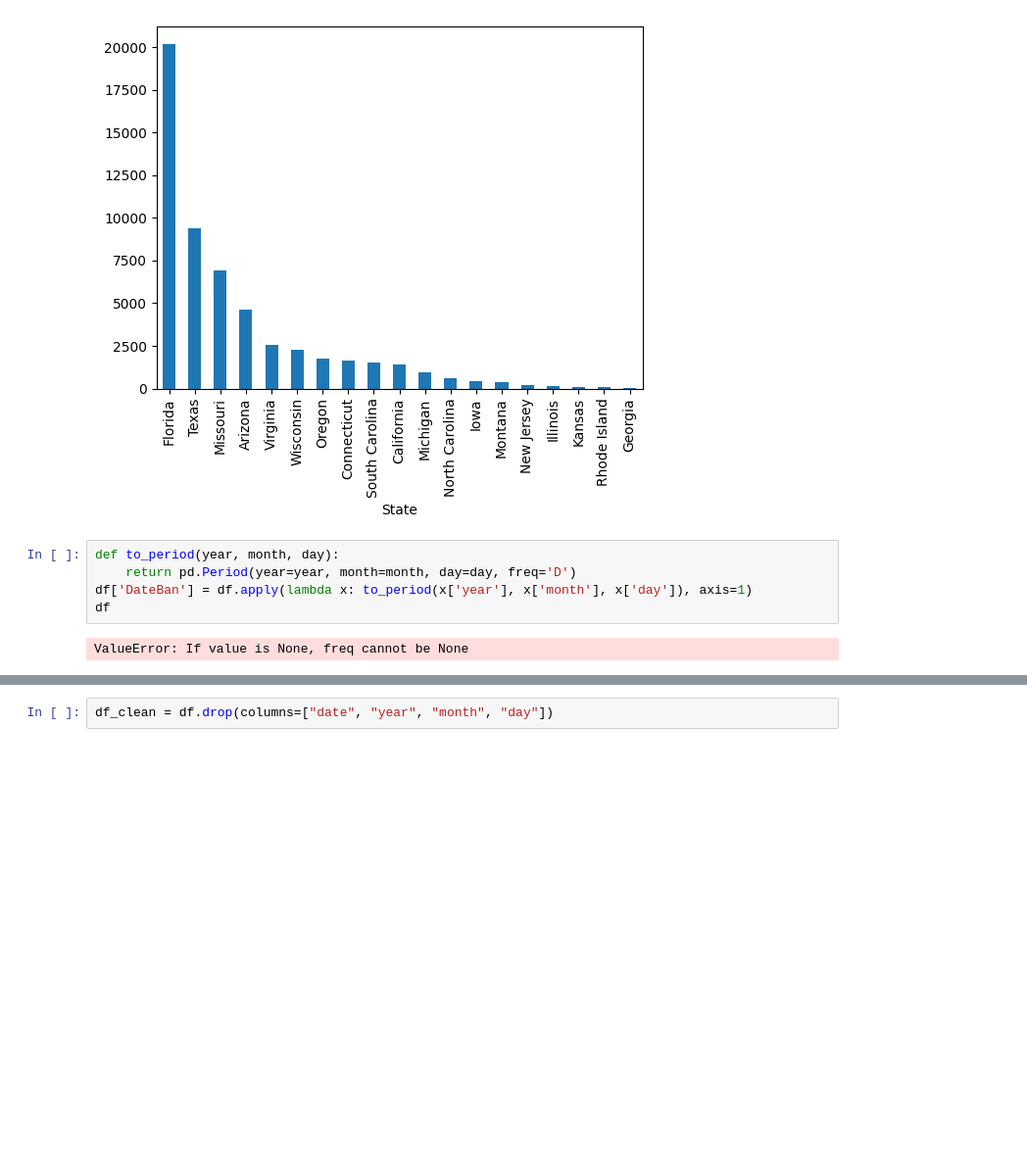
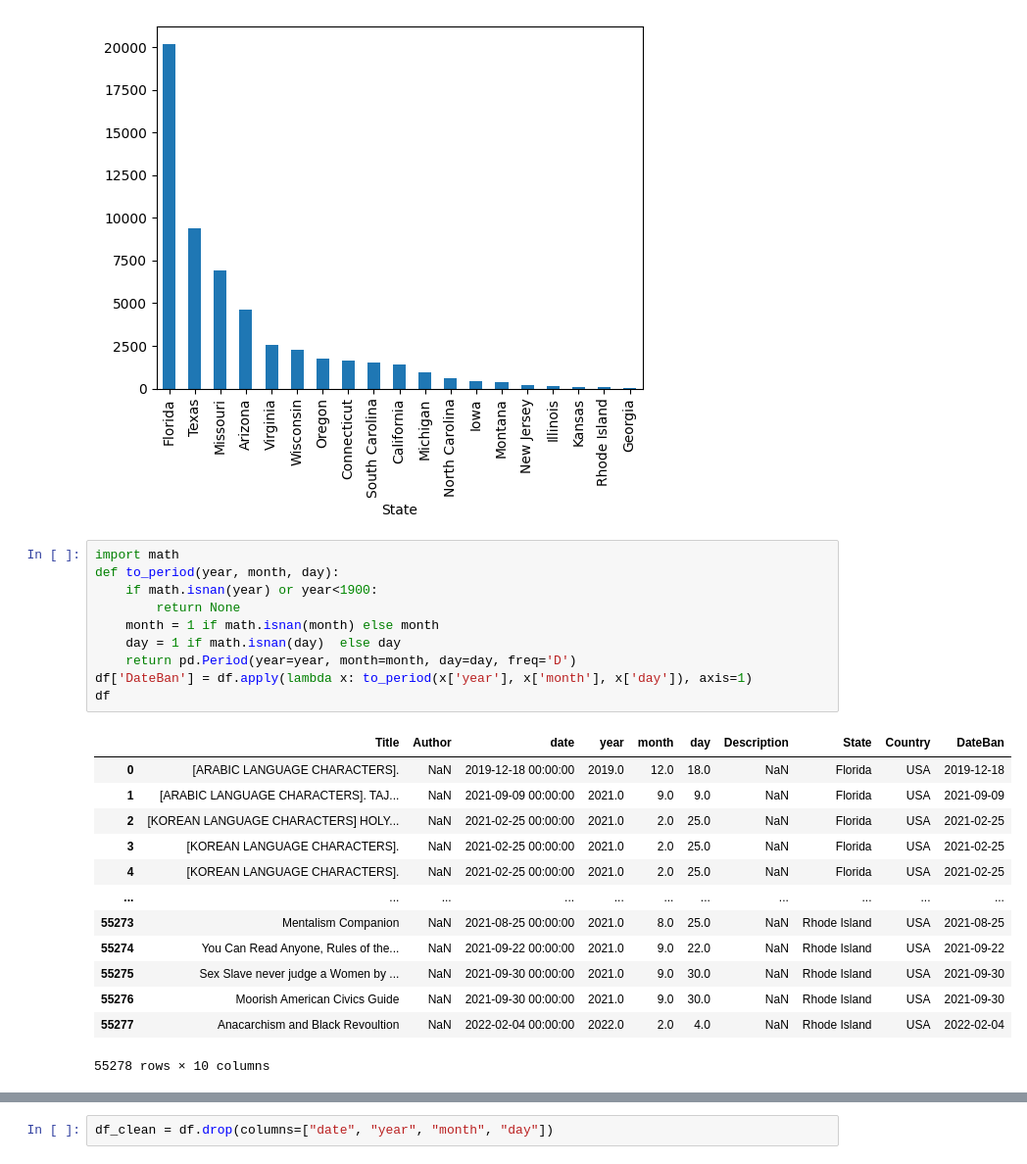
Before and after one commit to CerberusLatrans/NETSI-banned-books, a Jupyter notebook: marshall/marshall.ipynb, the cells around one changed output, grey strips where cells are left out. Shown at 98% size. Cells and saved outputs as stored; diff of their text form; blank space fills up the shorter version.

```diff
--- a/the marshall project/marshall.ipynb
+++ b/marshall/marshall.ipynb
@@ -122,9 +122,26 @@ df.groupby('State').size().sort_values(ascending=False)[:20].plot.bar()
 <Axes: xlabel='State'>
 [figure]
 # %%
+import math
 def to_period(year, month, day):
+    if math.isnan(year) or year<1900:
+        return None
+    month = 1 if math.isnan(month) else month
+    day = 1 if math.isnan(day)  else day
     return pd.Period(year=year, month=month, day=day, freq='D')
 df['DateBan'] = df.apply(lambda x: to_period(x['year'], x['month'], x['day']), axis=1)
 df
 # %% [output]
+|  | Title | Author | date | year | month | day | Description | State | Country | DateBan |
+| 0 | [ARABIC LANGUAGE CHARACTERS]. | NaN | 2019-12-18 00:00:00 | 2019.0 | 12.0 | 18.0 | NaN | Florida | USA | 2019-12-18 |
+| 1 | [ARABIC LANGUAGE CHARACTERS]. TAJ... | NaN | 2021-09-09 00:00:00 | 2021.0 | 9.0 | 9.0 | NaN | Florida | USA | 2021-09-09 |
+| 2 | [KOREAN LANGUAGE CHARACTERS] HOLY... | NaN | 2021-02-25 00:00:00 | 2021.0 | 2.0 | 25.0 | NaN | Florida | USA | 2021-02-25 |
+| 3 | [KOREAN LANGUAGE CHARACTERS]. | NaN | 2021-02-25 00:00:00 | 2021.0 | 2.0 | 25.0 | NaN | Florida | USA | 2021-02-25 |
+| 4 | [KOREAN LANGUAGE CHARACTERS]. | NaN | 2021-02-25 00:00:00 | 2021.0 | 2.0 | 25.0 | NaN | Florida | USA | 2021-02-25 |
+| ... | ... | ... | ... | ... | ... | ... | ... | ... | ... | ... |
+| 55273 | Mentalism Companion | NaN | 2021-08-25 00:00:00 | 2021.0 | 8.0 | 25.0 | NaN | Rhode Island | USA | 2021-08-25 |
+| 55274 | You Can Read Anyone, Rules of the... | NaN | 2021-09-22 00:00:00 | 2021.0 | 9.0 | 22.0 | NaN | Rhode Island | USA | 2021-09-22 |
+| 55275 | Sex Slave never judge a Women by ... | NaN | 2021-09-30 00:00:00 | 2021.0 | 9.0 | 30.0 | NaN | Rhode Island | USA | 2021-09-30 |
+| 55276 | Moorish American Civics Guide | NaN | 2021-09-30 00:00:00 | 2021.0 | 9.0 | 30.0 | NaN | Rhode Island | USA | 2021-09-30 |
+| 55277 | Anacarchism and Black Revoultion | NaN | 2022-02-04 00:00:00 | 2022.0 | 2.0 | 4.0 | NaN | Rhode Island | USA | 2022-02-04 |
-ValueError: If value is None, freq cannot be None
+55278 rows × 10 columns
```
Also changed, not shown: parts of 4 cells of this notebook, 6 other files.
